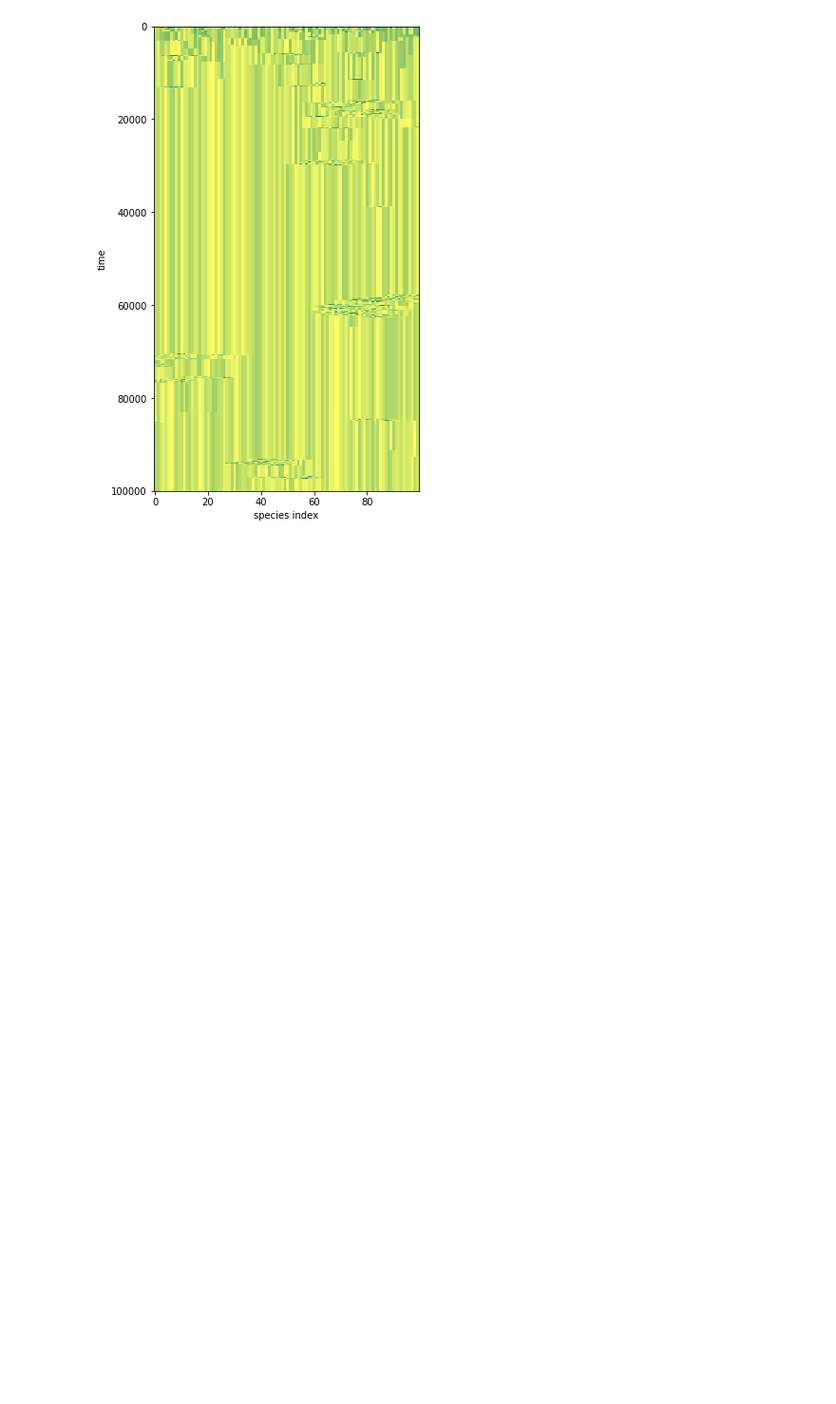
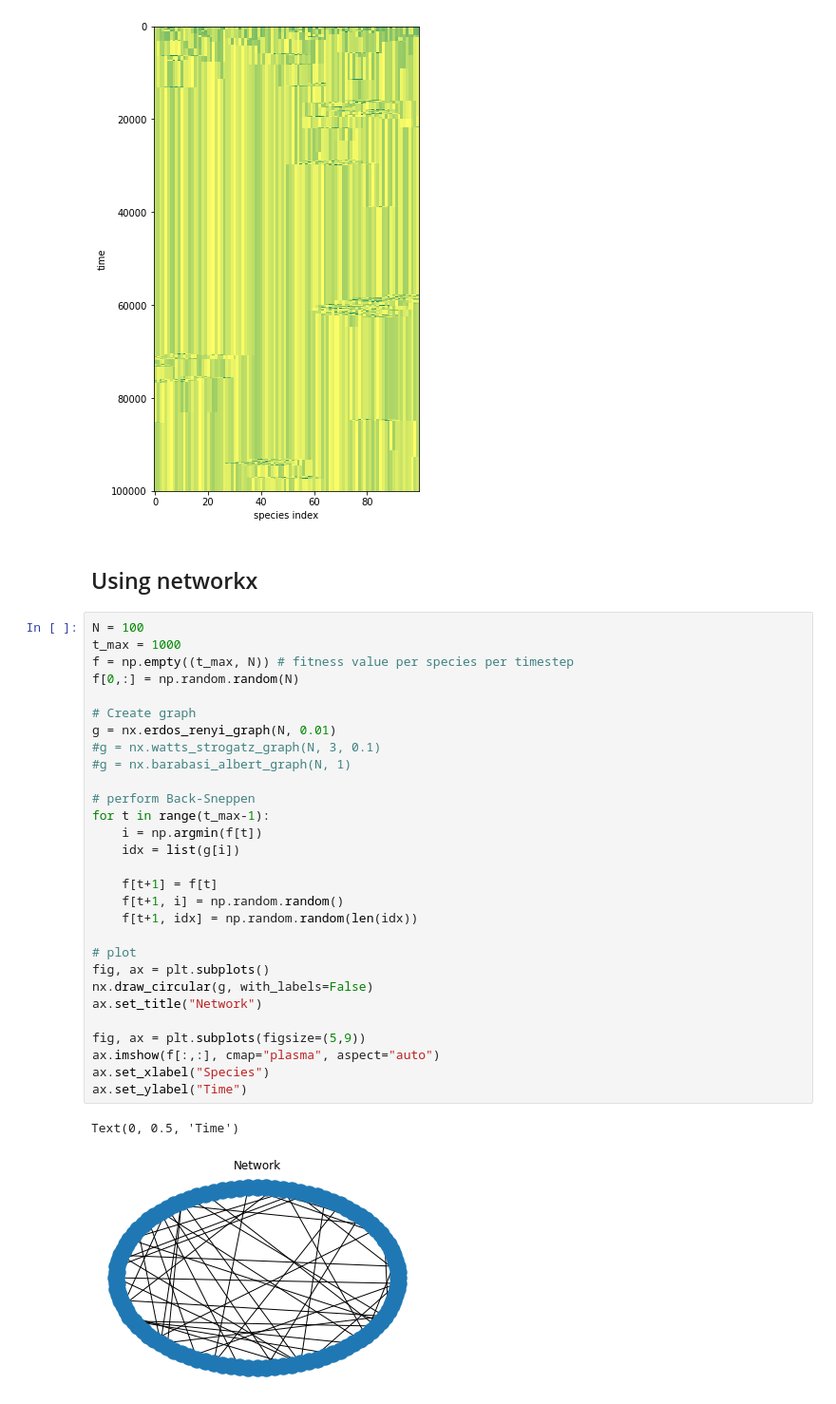
Before and after one commit to voschezang/project-spatial-bak-sneppen-model, a Jupyter notebook: Bak-Sneppen-basic.ipynb, the cells around one changed output. Shown at 95% size. Drawn from its saved outputs; the diff is of its cells as text; blank space fills up the shorter version.

Commit message:
networkx package used for generating network.

```diff
--- a/Bak-Sneppen-basic.ipynb
+++ b/Bak-Sneppen-basic.ipynb
@@ -90,3 +91,37 @@ plt.ylabel('time')
 # %% [output]
 Text(0,0.5,'time')
 [figure]
+# %% [markdown]
+## Using networkx
+# %%
+N = 100
+t_max = 1000
+f = np.empty((t_max, N)) # fitness value per species per timestep
+f[0,:] = np.random.random(N)
+
+# Create graph
+g = nx.erdos_renyi_graph(N, 0.01)
+#g = nx.watts_strogatz_graph(N, 3, 0.1)
+#g = nx.barabasi_albert_graph(N, 1)
+
+# perform Back-Sneppen
+for t in range(t_max-1):
+    i = np.argmin(f[t])
+    idx = list(g[i])
+
+    f[t+1] = f[t]
+    f[t+1, i] = np.random.random()
+    f[t+1, idx] = np.random.random(len(idx))
+
+# plot
+fig, ax = plt.subplots()
+nx.draw_circular(g, with_labels=False)
+ax.set_title("Network")
+
+fig, ax = plt.subplots(figsize=(5,9))
+ax.imshow(f[:,:], cmap="plasma", aspect="auto")
+ax.set_xlabel("Species")
+ax.set_ylabel("Time")
+# %% [output]
+Text(0, 0.5, 'Time')
+[figure, added]
```
Also changed, not shown: parts of 2 cells of this notebook.
